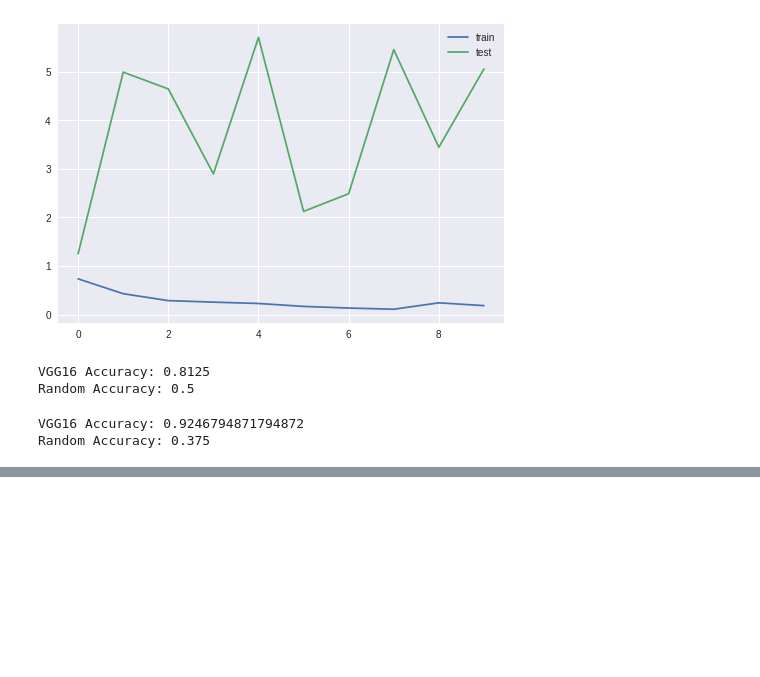
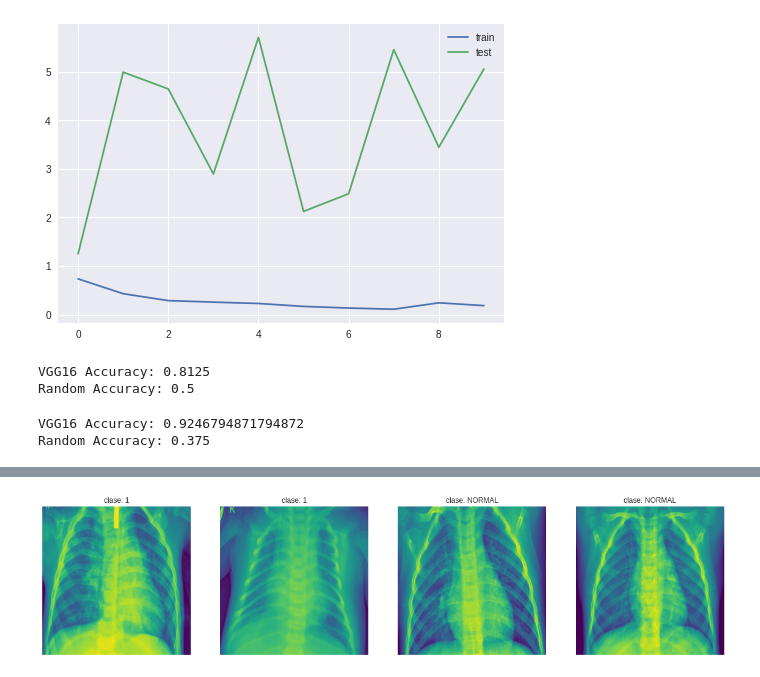
Before and after one commit to ifayost/cdb_pneumonia, a Jupyter notebook: Colab/CDB_Pneumonia.ipynb, the cells around one changed output, grey strips where cells are left out. Cells and saved outputs as stored; diff of their text form; code cells hidden in the pictures; blank space fills up the shorter version.

```diff
--- a/Colab/CDB_Pneumonia.ipynb
+++ b/Colab/CDB_Pneumonia.ipynb
@@ -115,7 +116,6 @@ vgg16 = nn.Sequential(nn.Conv2d(1, 3, kernel_size=(3, 3), stride=(1, 1), padding
 #vgg16 = nn.Sequential(nn.Conv2d(1, 3, kernel_size=(3, 3), stride=(2, 2), padding=0),
 #                      nn.Conv2d(3, 3, kernel_size=(3, 3), stride=(2, 2), padding=0),
 #                      vgg16) #vgg16+2conv_908x908_e5.pt acc: 0.89
-vgg16 = vgg16.to(device)
 # %%
 vgg16.load_state_dict(torch.load('/content/drive/My Drive/vgg16+1conv_224x224_e5.pt'))
 vgg16 = vgg16.to(device)
@@ -212,0 +243,25 @@ Random Accuracy: 0.375
+# %%
+cls1, cls0 = [],[]
+fig = plt.figure(figsize=(20,10))
+i=1
+for inputs, classes in dataloaders['test']:
+  for inp, cls in zip(inputs, classes):
+    cls = cls.numpy()
+    if len(cls1) < 2 and cls == 1:
+      cls1.append(inp)
+      ax = fig.add_subplot(140+i)
+      ax.imshow(inp.squeeze().cpu().detach().numpy(), cmap='viridis')
+      ax.set_title(f'clase: {cls}');
+      plt.axis('off');
+      i+=1
+    elif len(cls0) < 2 and cls == 0:
+      cls0.append(inp)
+      ax = fig.add_subplot(140+i)
+      ax.imshow(inp.squeeze().cpu().detach().numpy(), cmap='viridis')
+      ax.set_title(f'clase: {class_names[cls]}');
+      plt.axis('off');
+      i+=1
+    else:
+      break
+# %% [output]
+[figure, added]
```
Also changed, not shown: parts of 7 cells of this notebook.
